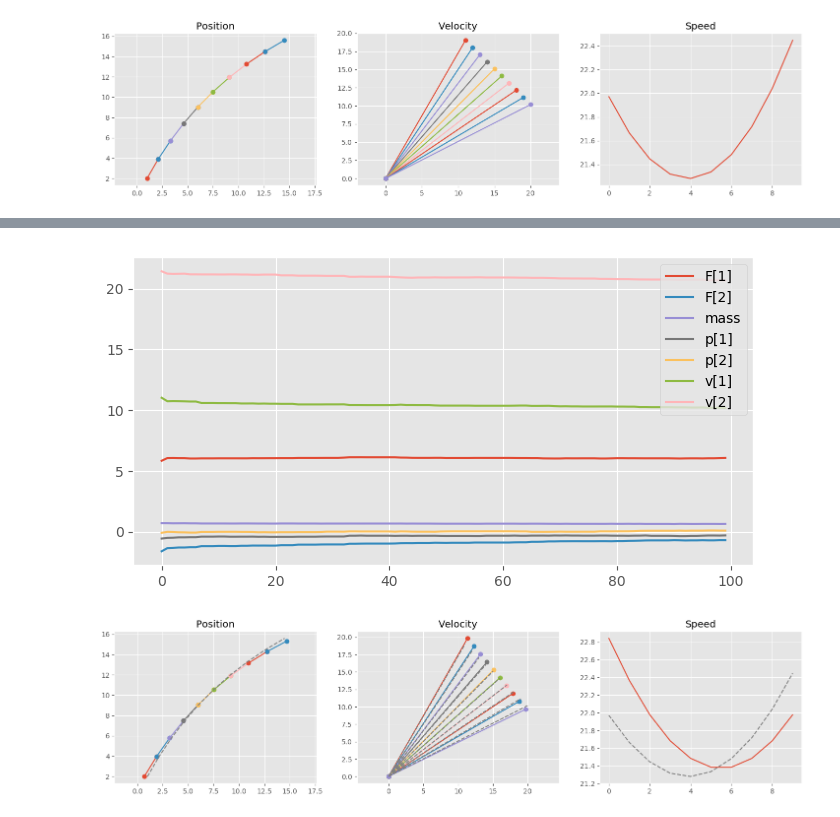
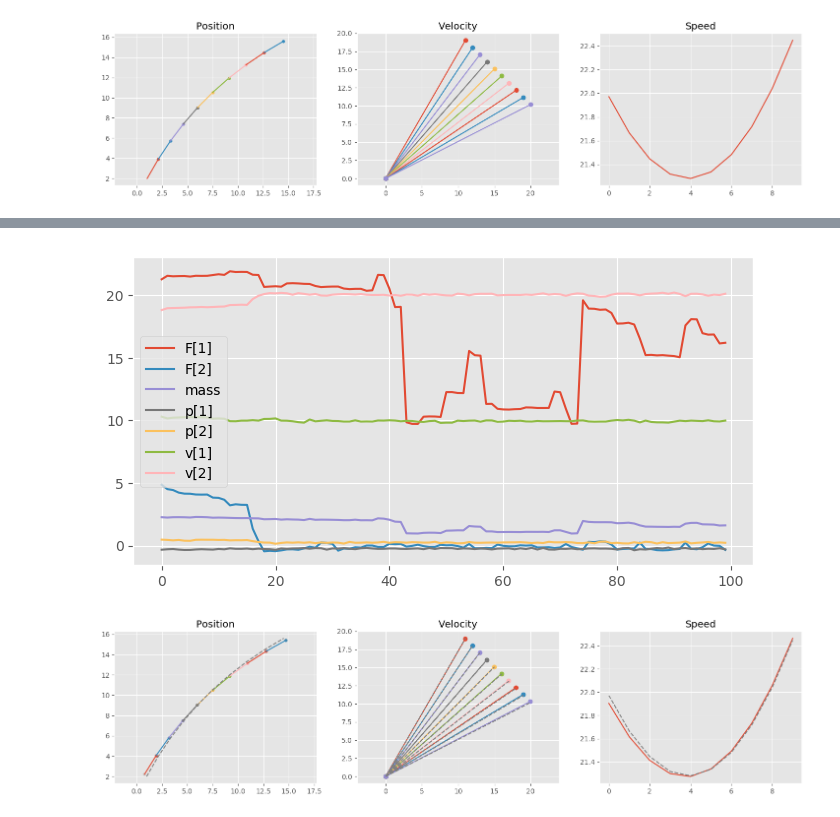
Before and after one commit to yding5/bnp2, a Jupyter notebook: notebooks/turing.ipynb, the cells around one changed output, grey strips where cells are left out. Drawn from its saved outputs; the diff is of its cells as text; code cells hidden in the pictures.

```diff
--- a/notebooks/turing.ipynb
+++ b/notebooks/turing.ipynb
@@ -29,9 +29,9 @@ const sim = SimpleSimulator(args.dt)
 ;
 # %%
 obj_data = Particle(1.0, [0.0, 0.0], [10.0, 20.0])
-env_data = Earth(Force([10.0, 0.0]))
+env_data = EarthWithForce(Force([10.0, 0.0]))
 traj_data = simulate(obj_data, env_data, PymunkSimulator(args.dt), 10)
-plot(traj_data) |> display
+plot(traj_data) |> first |> display
 
 ;
 # %% [output]
@@ -177,33 +168,33 @@ Summary Statistics
 # %%
 let res = get(chn, [:F, :mass, :pos₀, :vel₀])
     fig, ax = plt.subplots(figsize=(8, 4))
     ax.plot(res.F[1], label="F[1]")
     ax.plot(res.F[2], label="F[2]")
     ax.plot(res.mass, label="mass")
     ax.plot(res.pos₀[1], label="p[1]")
     ax.plot(res.pos₀[2], label="p[2]")
     ax.plot(res.vel₀[1], label="v[1]")
     ax.plot(res.vel₀[2], label="v[2]")
     ax.legend()
     fig |> display
 end
 
 let res = get(chn[end-99:end], [:F, :mass, :pos₀, :vel₀])
     traj_list = []
     for i in 1:100
         F = [res.F[1][i], res.F[2][i]]
         mass = res.mass[i]
         pos₀ = [res.pos₀[1][i], res.pos₀[2][i]]
         vel₀ = [res.vel₀[1][i], res.vel₀[2][i]]
-        traj = simulate(Particle(mass, pos₀, vel₀), Earth(Force(F)), sim, 10)
+        traj = simulate(Particle(mass, pos₀, vel₀), EarthWithForce(Force(F)), sim, 10)
         push!(traj_list, (pos=positionof.(traj), vel=velocityof.(traj)))
     end
     fig, axes = plot(meantraj(traj_list), traj_data)
     updatedev!(first(axes), traj_list)
     display(fig)
 end
 
 ;
 # %% [output]
-[figure, old version]
+[figure, new version]
-[figure, old version]
+[figure, new version]
```
Also changed, not shown: parts of 8 cells of this notebook, 3 other files.
